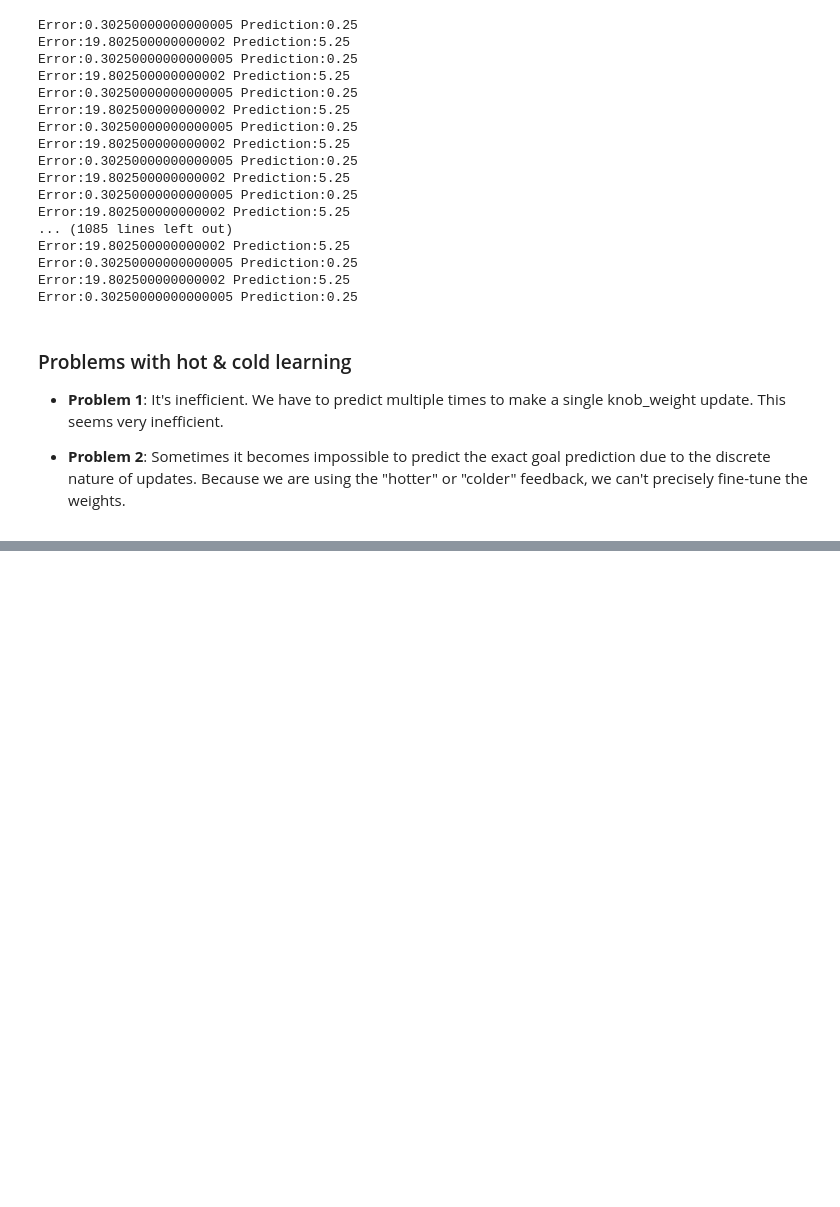
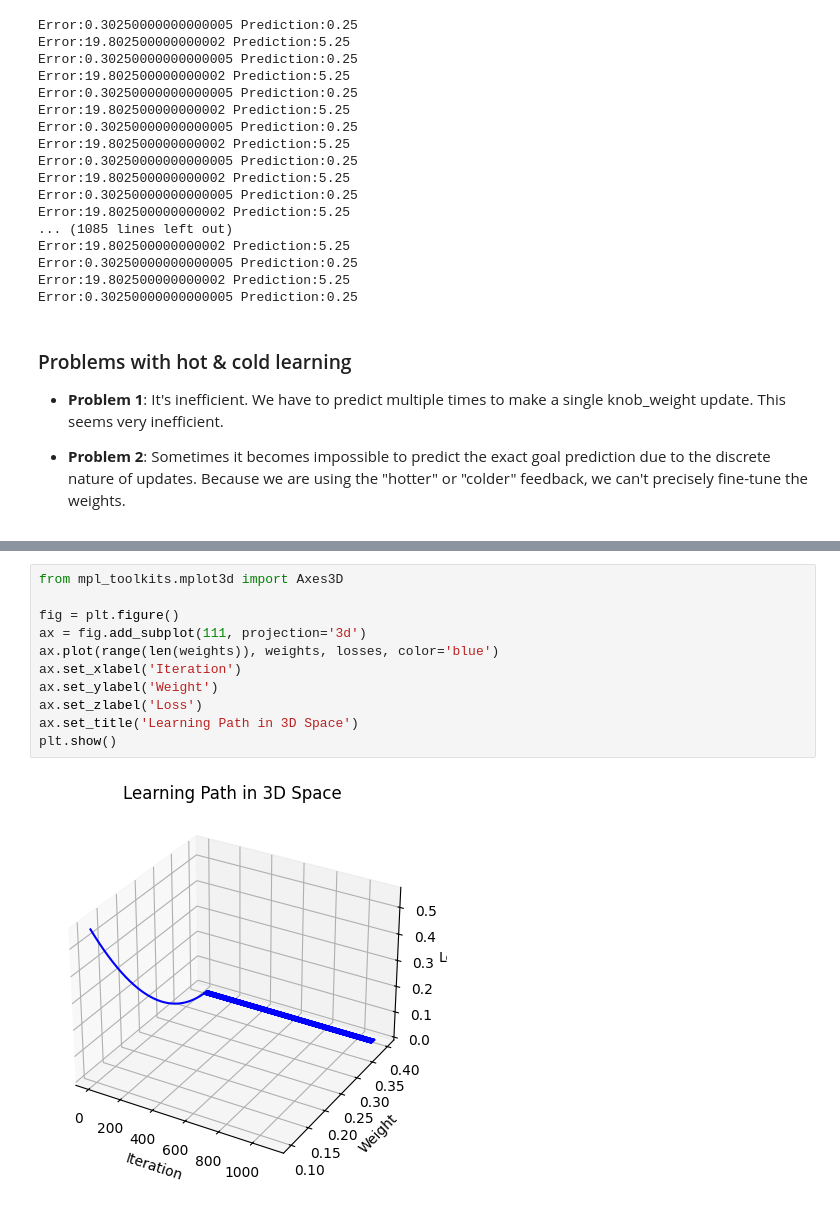
Before and after one commit to shankar-tamang/grokking-deep-learning-implementation-by-shank, a Jupyter notebook: Chapter_4_introduction_to_neural_learning/gradient_descent.ipynb, the cells around one changed output, grey strips where cells are left out. Cells and saved outputs as stored; diff of their text form; blank space fills up the shorter version.

```diff
--- a/Chapter_4_introduction_to_neural_learning/gradient_descent.ipynb
+++ b/Chapter_4_introduction_to_neural_learning/gradient_descent.ipynb
@@ -152,0 +224,13 @@ Prediction:1.0000000000000007 Loss:4.437342591868191e-31 Weight: 0.4000000000000
+# %%
+from mpl_toolkits.mplot3d import Axes3D
+
+fig = plt.figure()
+ax = fig.add_subplot(111, projection='3d')
+ax.plot(range(len(weights)), weights, losses, color='blue')
+ax.set_xlabel('Iteration')
+ax.set_ylabel('Weight')
+ax.set_zlabel('Loss')
+ax.set_title('Learning Path in 3D Space')
+plt.show()
+# %% [output]
+[figure, added]
```
Also changed, not shown: parts of 13 cells of this notebook.
